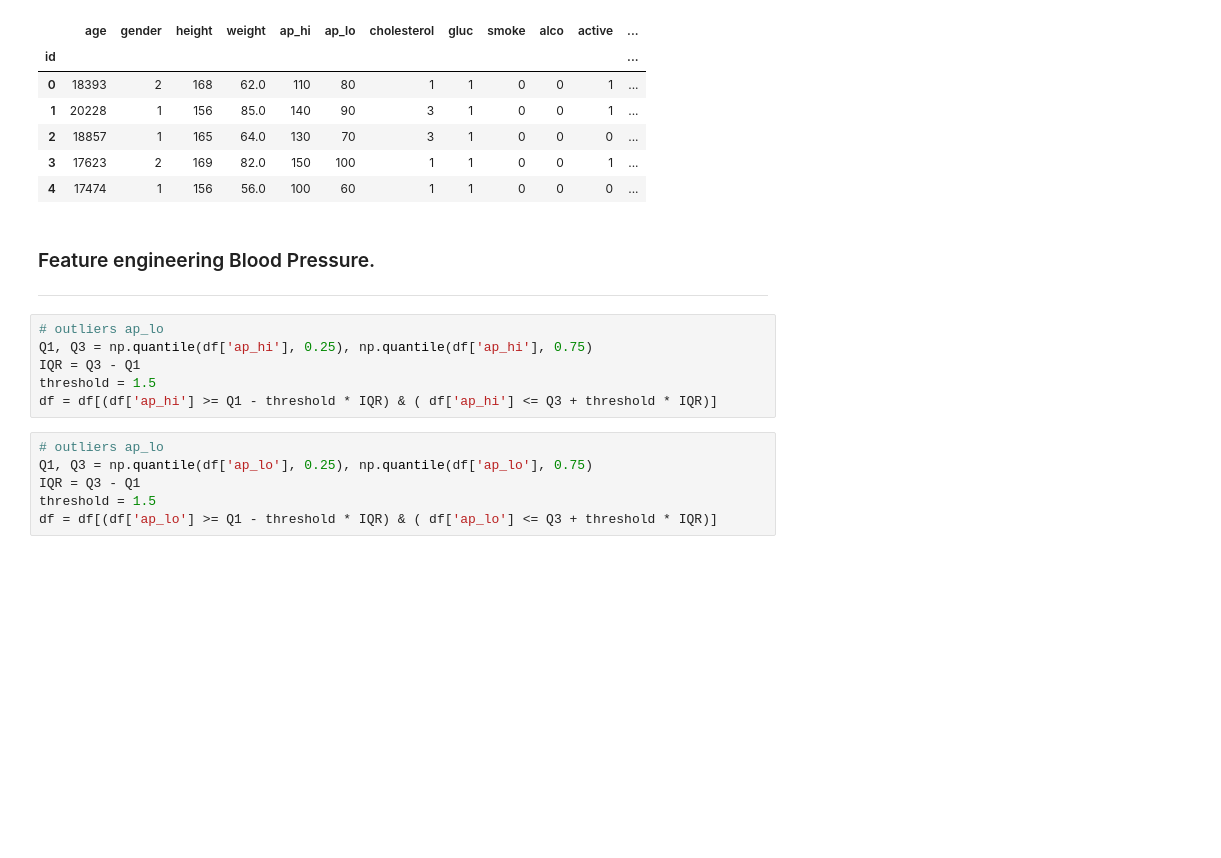
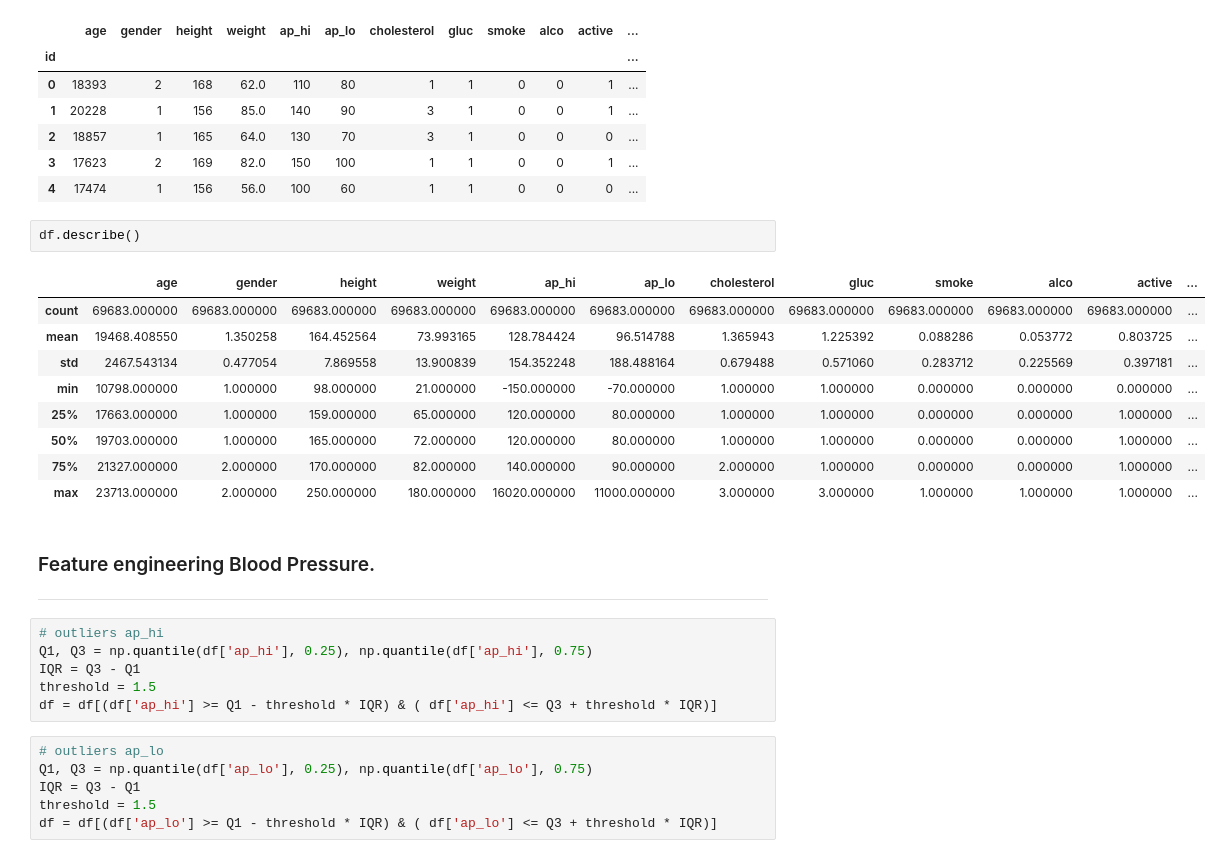
Before and after one commit to S1gge/Machine-Learning-Medical-Prediction, a Jupyter notebook: Lab_01/Report.ipynb, the cells around one changed output. Saved outputs shown, nothing was run; the diff lists cells and outputs as text; blank space fills up the shorter version.

```diff
--- a/Lab_01/Report.ipynb
+++ b/Lab_01/Report.ipynb
@@ -83,11 +83,23 @@ df.head()
 | 2 | 18857 | 1 | 165 | 64.0 | 130 | 70 | 3 | 1 | 0 | 0 | 0 | ... |
 | 3 | 17623 | 2 | 169 | 82.0 | 150 | 100 | 1 | 1 | 0 | 0 | 1 | ... |
 | 4 | 17474 | 1 | 156 | 56.0 | 100 | 60 | 1 | 1 | 0 | 0 | 0 | ... |
+# %%
+df.describe()
+# %% [output]
+|  | age | gender | height | weight | ap_hi | ap_lo | cholesterol | gluc | smoke | alco | active | ... |
+| count | 69683.000000 | 69683.000000 | 69683.000000 | 69683.000000 | 69683.000000 | 69683.000000 | 69683.000000 | 69683.000000 | 69683.000000 | 69683.000000 | 69683.000000 | ... |
+| mean | 19468.408550 | 1.350258 | 164.452564 | 73.993165 | 128.784424 | 96.514788 | 1.365943 | 1.225392 | 0.088286 | 0.053772 | 0.803725 | ... |
+| std | 2467.543134 | 0.477054 | 7.869558 | 13.900839 | 154.352248 | 188.488164 | 0.679488 | 0.571060 | 0.283712 | 0.225569 | 0.397181 | ... |
+| min | 10798.000000 | 1.000000 | 98.000000 | 21.000000 | -150.000000 | -70.000000 | 1.000000 | 1.000000 | 0.000000 | 0.000000 | 0.000000 | ... |
+| 25% | 17663.000000 | 1.000000 | 159.000000 | 65.000000 | 120.000000 | 80.000000 | 1.000000 | 1.000000 | 0.000000 | 0.000000 | 1.000000 | ... |
+| 50% | 19703.000000 | 1.000000 | 165.000000 | 72.000000 | 120.000000 | 80.000000 | 1.000000 | 1.000000 | 0.000000 | 0.000000 | 1.000000 | ... |
+| 75% | 21327.000000 | 2.000000 | 170.000000 | 82.000000 | 140.000000 | 90.000000 | 2.000000 | 1.000000 | 0.000000 | 0.000000 | 1.000000 | ... |
+| max | 23713.000000 | 2.000000 | 250.000000 | 180.000000 | 16020.000000 | 11000.000000 | 3.000000 | 3.000000 | 1.000000 | 1.000000 | 1.000000 | ... |
 # %% [markdown]
 ### Feature engineering Blood Pressure.
 ---
 # %%
-# outliers ap_lo
+# outliers ap_hi
 Q1, Q3 = np.quantile(df['ap_hi'], 0.25), np.quantile(df['ap_hi'], 0.75)
 IQR = Q3 - Q1
 threshold = 1.5
```
Also changed, not shown: parts of 6 cells of this notebook, 2 other files.
